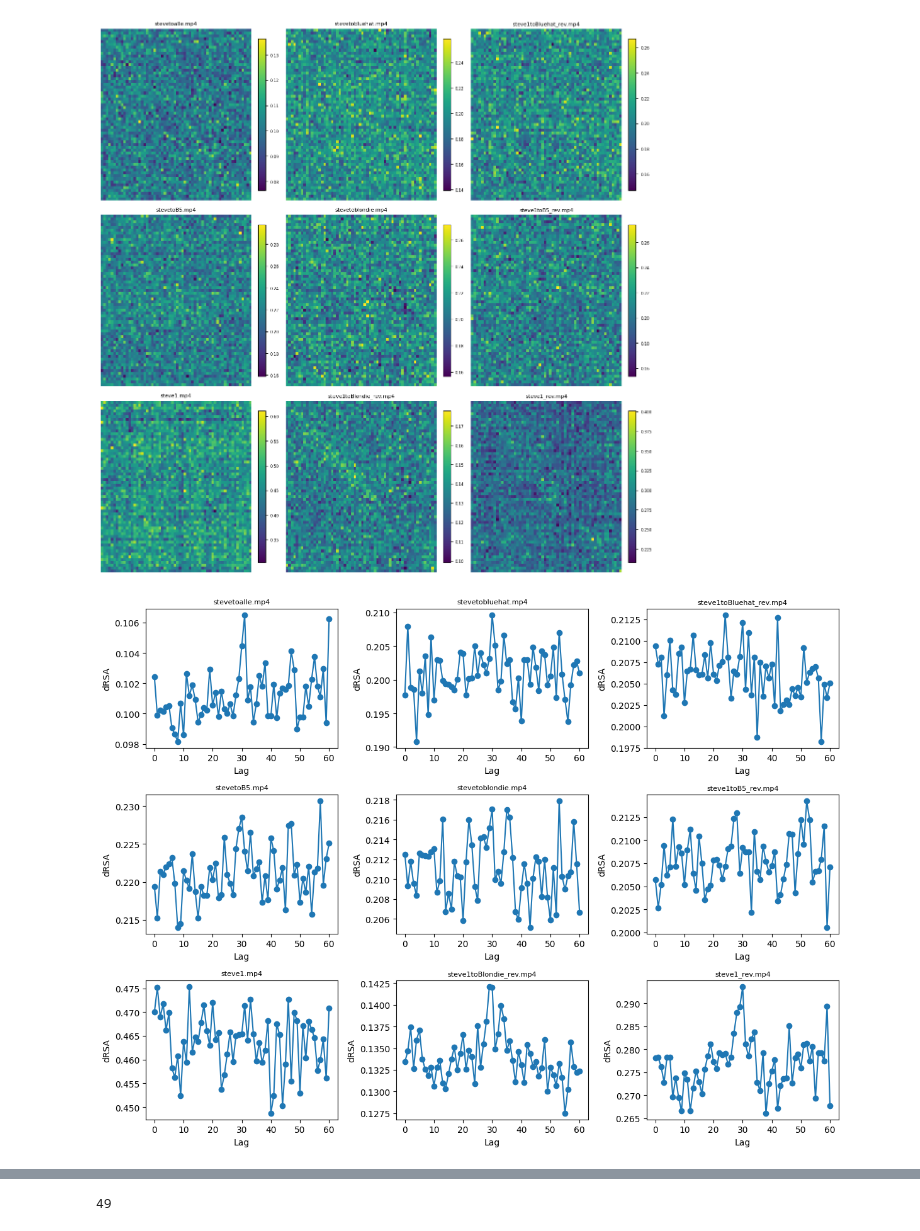
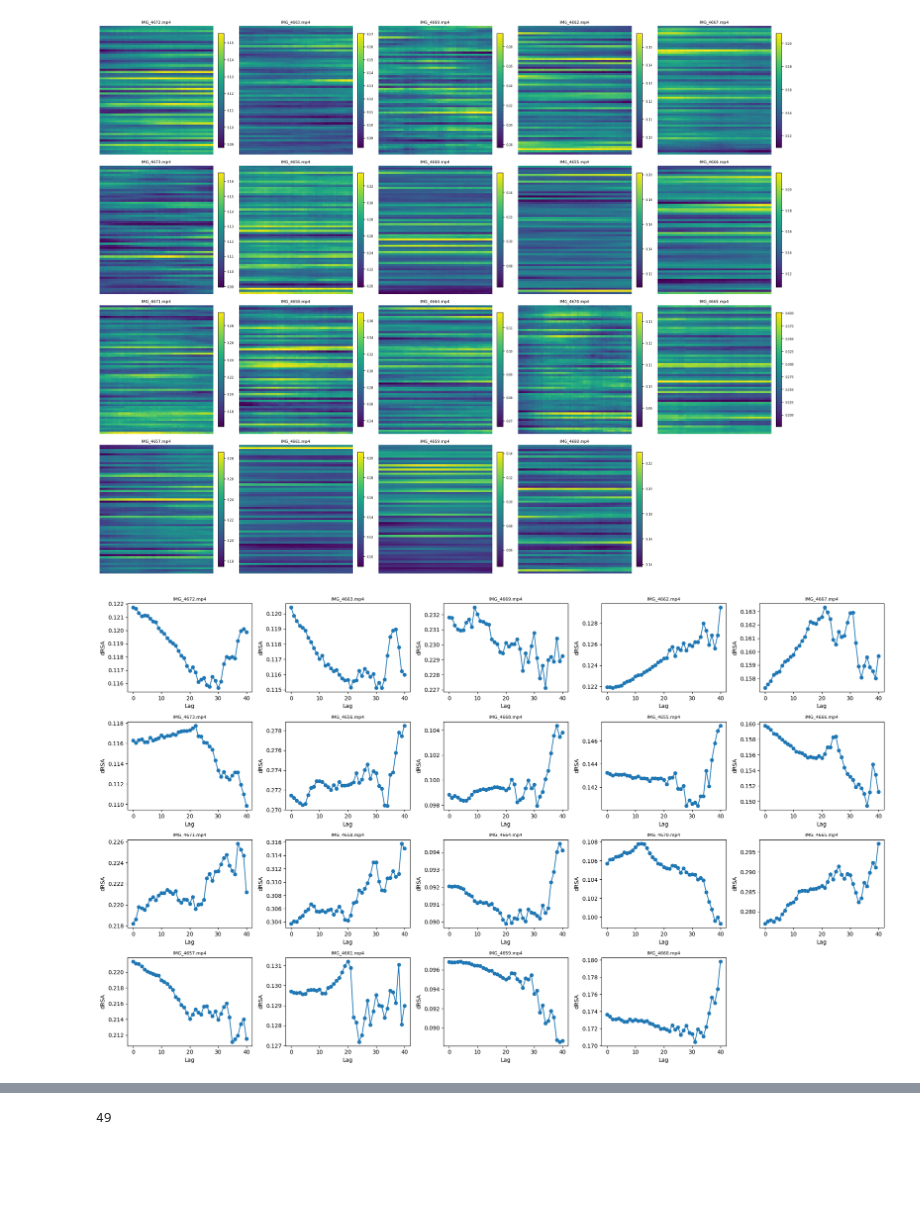
Before and after one commit to TizianoCausin01/temporal_context, a Jupyter notebook: python_scripts/scripts/CKA_for_dRSA_dev.ipynb, the cells around one changed output, grey strips where cells are left out. Saved outputs shown, nothing was run; the diff lists cells and outputs as text; code cells hidden in the pictures; blank space fills up the shorter version.

```diff
--- a/python_scripts/scripts/CKA_for_dRSA_dev.ipynb
+++ b/python_scripts/scripts/CKA_for_dRSA_dev.ipynb
@@ -26,14 +26,14 @@ def dCKA(neural_data, model_data, metric_RDM='linear'): #, metric_RDM_model=None
     return dCKA_mat
 # EOF
 # %%
-monkey_name = "venus"
-month = 'sep'
-day = 19
+monkey_name = "red"
+month = 'aug'
+day = 25
 resolution_Hz = 100
-npx = True
+npx = False
 imec_n = 0
 normalization = "min_max"
-model_name = "dgIIE"
+model_name = "alexnet_features.7"
 day = str(day)
 neural_data, gaze_data = load_monkey_data(paths, monkey_name, day, month, resolution_Hz, npx=npx, imec_n=imec_n)
 # normalizes them
@@ -88,10 +89,10 @@ for ax, fn in zip(axes1, fns):
     if neural_data_fix.shape[2] > 1:
         # compute dRSA
         dRSA = dCKA(
-            neural_data_fix[330:350, :, :],
-            neural_data_fix[0:20, :, :],
+            neural_data_fix[:, :, :],
+            model_data_fix,
         )
-        lagplots.append(get_lagplot_subset(dRSA, range(10, 50), max_lag=30))
+        lagplots.append(get_lagplot_subset(dRSA, range(30), max_lag=20))
 
         # plot heatmap
         im = ax.imshow(dRSA, aspect='auto', cmap='viridis')
@@ -109,35 +110,35 @@ for ax in axes1[len(fns):]:
     ax.axis('off')
 
 fig1.tight_layout()
 
 
 # -----------------------------
 # FIGURE 2 — LAG PLOTS
 # -----------------------------
 
 fig2, axes2 = plt.subplots(n_rows, n_cols, figsize=(4*n_cols, 3*n_rows))
 axes2 = axes2.flatten()
 
 for ax, fn, lag_vals in zip(axes2, fns, lagplots):
 
     ax.plot(lag_vals, marker="o")
     ax.set_title(fn, fontsize=8)
     ax.set_xlabel('Lag')
     ax.set_ylabel('dRSA')
 
 # turn off unused axes
 for ax in axes2[len(lagplots):]:
     ax.axis('off')
 
 fig2.tight_layout()
 
 # -----------------------------
 # SHOW BOTH FIGURES
 # -----------------------------
 plt.show()
 # %% [output]
-[figure, old version]
+[figure, new version]
-[figure, old version]
+[figure, new version]
 # %%
 plt.plot(np.mean(np.stack(lagplots, axis=-1), axis=-1), marker="o")
 # %% [output]
```
Also changed, not shown: parts of 4 cells of this notebook, 8 other files.
